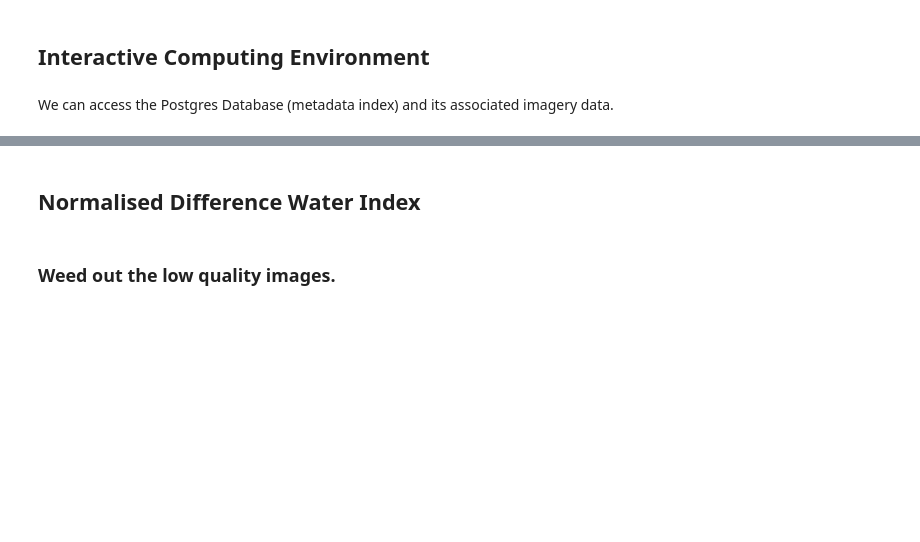
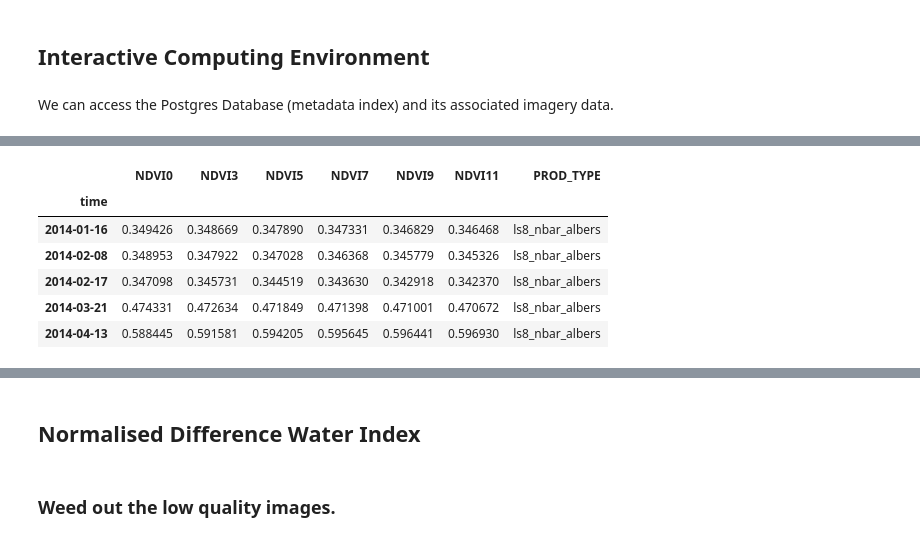
Before and after one commit to zhang01GA/geodanalytics, a Jupyter notebook: BareSoil/find_barest_soil_observations_v3.ipynb, the cells around one changed output, grey strips where cells are left out. Cells and saved outputs as stored; diff of their text form; code cells hidden in the pictures; blank space fills up the shorter version.

```diff
--- a/BareSoil/find_barest_soil_observations_v3.ipynb
+++ b/BareSoil/find_barest_soil_observations_v3.ipynb
@@ -458,0 +133,10 @@ tp=('1980-01-01', '2016-12-31')
+# %%
+pdframe.head()
+# %% [output]
+|  | NDVI0 | NDVI3 | NDVI5 | NDVI7 | NDVI9 | NDVI11 | PROD_TYPE |
+| time |  |  |  |  |  |  |  |
+| 2014-01-16 | 0.349426 | 0.348669 | 0.347890 | 0.347331 | 0.346829 | 0.346468 | ls8_nbar_albers |
+| 2014-02-08 | 0.348953 | 0.347922 | 0.347028 | 0.346368 | 0.345779 | 0.345326 | ls8_nbar_albers |
+| 2014-02-17 | 0.347098 | 0.345731 | 0.344519 | 0.343630 | 0.342918 | 0.342370 | ls8_nbar_albers |
+| 2014-03-21 | 0.474331 | 0.472634 | 0.471849 | 0.471398 | 0.471001 | 0.470672 | ls8_nbar_albers |
+| 2014-04-13 | 0.588445 | 0.591581 | 0.594205 | 0.595645 | 0.596441 | 0.596930 | ls8_nbar_albers |
```
Also changed, not shown: parts of 31 cells of this notebook, 4 other files.
